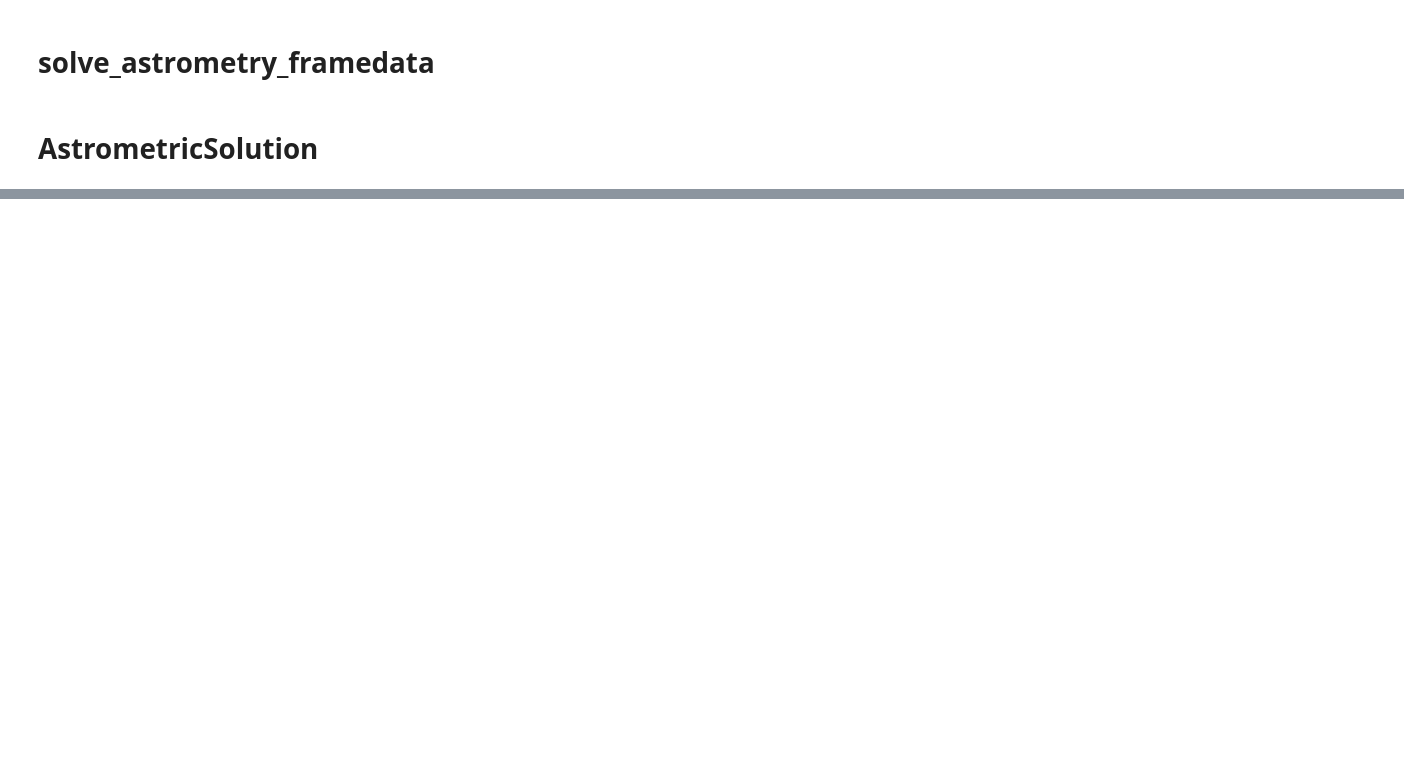
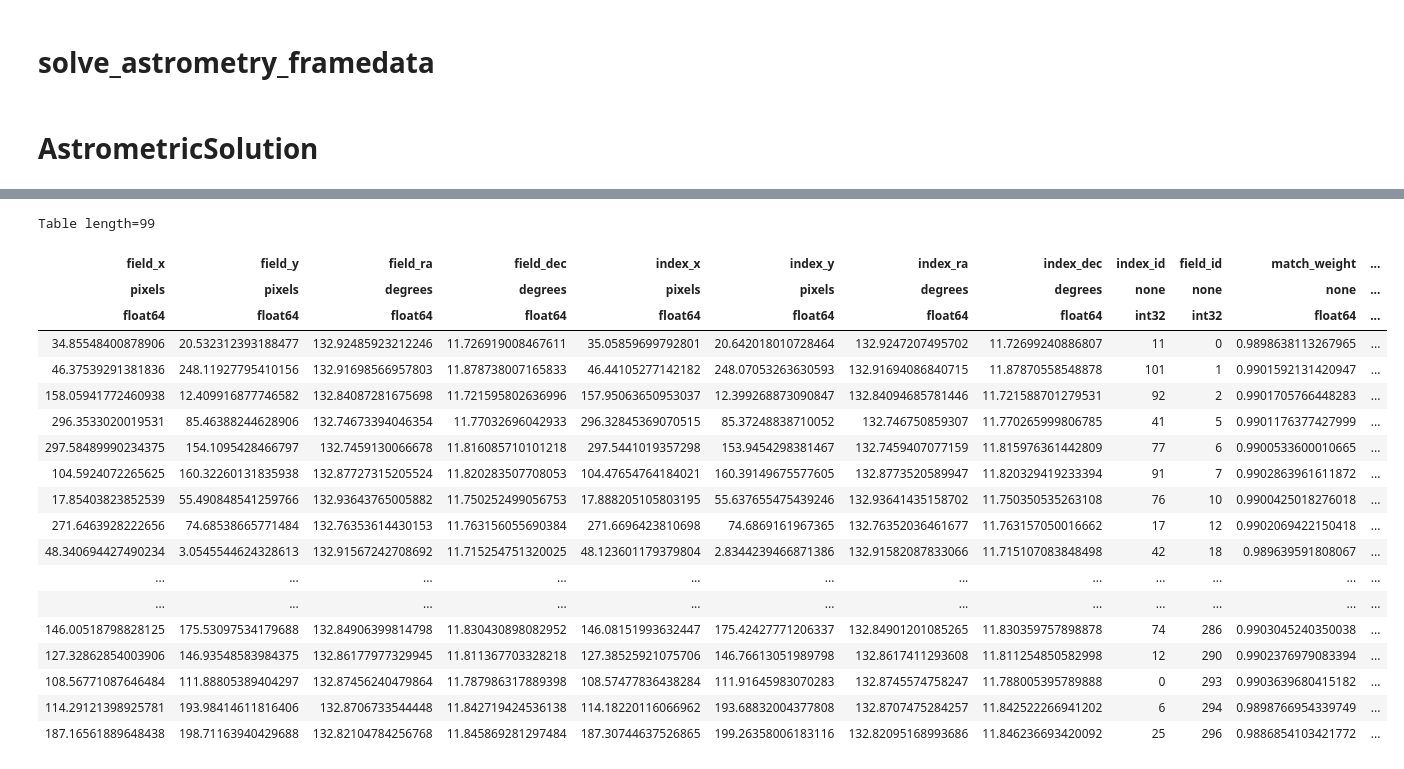
Before and after one commit to juliotux/astropop, a Jupyter notebook: docs/ipynb/astrometry_example.ipynb, the cells around one changed output, grey strips where cells are left out. Drawn from its saved outputs; the diff is of its cells as text; code cells hidden in the pictures; blank space fills up the shorter version.

Commit message:
fixing astrometry tests

```diff
--- a/docs/ipynb/astrometry_example.ipynb
+++ b/docs/ipynb/astrometry_example.ipynb
@@ -8,9 +9,15 @@ from astropy.utils.data import get_pkg_data_filename
 # %%
-image_name = '/home/julio/J151335.43-372546.2_I_0151.fits'
-image_ra = '15:13:35'
-image_dec = '-37:25:46'
+image_name = '/home/julio/Astrometry/M67.fits'
+image_ra = '08:50:00'
+image_dec = '11:50:00'
 search_radius = '1 deg'
-indexes_path = '/home/julio/Games/INDEXES/5200'
+indexes_path = '/home/julio/Astrometry/INDEXES/5200'
+
+# download DSS image of M67 using SkyView
+dss_image = SkyView.get_images(position='M67',
+                               survey='DSS',
+                               radius=Angle('0.2 deg'))[0][0]
+dss_image.writeto(image_name, overwrite=True)
 # %% [markdown]
 # AstrometrySolver class
 # %%
@@ -57,2 +122,23 @@ sol.header
 # %%
-sol.correspondences
+solution.correspondences
+# %% [output]
+Table length=99
+| field_x | field_y | field_ra | field_dec | index_x | index_y | index_ra | index_dec | index_id | field_id | match_weight | ... |
+| pixels | pixels | degrees | degrees | pixels | pixels | degrees | degrees | none | none | none | ... |
+| float64 | float64 | float64 | float64 | float64 | float64 | float64 | float64 | int32 | int32 | float64 | ... |
+| 34.85548400878906 | 20.532312393188477 | 132.92485923212246 | 11.726919008467611 | 35.05859699792801 | 20.642018010728464 | 132.9247207495702 | 11.72699240886807 | 11 | 0 | 0.9898638113267965 | ... |
+| 46.37539291381836 | 248.11927795410156 | 132.91698566957803 | 11.878738007165833 | 46.44105277142182 | 248.07053263630593 | 132.91694086840715 | 11.87870558548878 | 101 | 1 | 0.9901592131420947 | ... |
+| 158.05941772460938 | 12.409916877746582 | 132.84087281675698 | 11.721595802636996 | 157.95063650953037 | 12.399268873090847 | 132.84094685781446 | 11.721588701279531 | 92 | 2 | 0.9901705766448283 | ... |
+| 296.3533020019531 | 85.46388244628906 | 132.74673394046354 | 11.77032696042933 | 296.32845369070515 | 85.37248838710052 | 132.746750859307 | 11.770265999806785 | 41 | 5 | 0.9901176377427999 | ... |
+| 297.58489990234375 | 154.1095428466797 | 132.7459130066678 | 11.816085710101218 | 297.5441019357298 | 153.9454298381467 | 132.7459407077159 | 11.815976361442809 | 77 | 6 | 0.9900533600010665 | ... |
+| 104.5924072265625 | 160.32260131835938 | 132.87727315205524 | 11.820283507708053 | 104.47654764184021 | 160.39149675577605 | 132.8773520589947 | 11.820329419233394 | 91 | 7 | 0.9902863961611872 | ... |
+| 17.85403823852539 | 55.490848541259766 | 132.93643765005882 | 11.750252499056753 | 17.888205105803195 | 55.637655475439246 | 132.93641435158702 | 11.750350535263108 | 76 | 10 | 0.9900425018276018 | ... |
+| 271.6463928222656 | 74.68538665771484 | 132.76353614430153 | 11.763156055690384 | 271.6696423810698 | 74.6869161967365 | 132.76352036461677 | 11.763157050016662 | 17 | 12 | 0.9902069422150418 | ... |
+| 48.340694427490234 | 3.0545544624328613 | 132.91567242708692 | 11.715254751320025 | 48.123601179379804 | 2.8344239466871386 | 132.91582087833066 | 11.715107083848498 | 42 | 18 | 0.989639591808067 | ... |
+| ... | ... | ... | ... | ... | ... | ... | ... | ... | ... | ... | ... |
+| ... | ... | ... | ... | ... | ... | ... | ... | ... | ... | ... | ... |
+| 146.00518798828125 | 175.53097534179688 | 132.84906399814798 | 11.830430898082952 | 146.08151993632447 | 175.42427771206337 | 132.84901201085265 | 11.830359757898878 | 74 | 286 | 0.9903045240350038 | ... |
+| 127.32862854003906 | 146.93548583984375 | 132.86177977329945 | 11.811367703328218 | 127.38525921075706 | 146.76613051989798 | 132.8617411293608 | 11.811254850582998 | 12 | 290 | 0.9902376979083394 | ... |
+| 108.56771087646484 | 111.88805389404297 | 132.87456240479864 | 11.787986317889398 | 108.57477836438284 | 111.91645983070283 | 132.8745574758247 | 11.788005395789888 | 0 | 293 | 0.9903639680415182 | ... |
+| 114.29121398925781 | 193.98414611816406 | 132.8706733544448 | 11.842719424536138 | 114.18220116066962 | 193.68832004377808 | 132.8707475284257 | 11.842522266941202 | 6 | 294 | 0.9898766954339749 | ... |
+| 187.16561889648438 | 198.71163940429688 | 132.82104784256768 | 11.845869281297484 | 187.30744637526865 | 199.26358006183116 | 132.82095168993686 | 11.846236693420092 | 25 | 296 | 0.9886854103421772 | ... |
```
Also changed, not shown: parts of 6 cells of this notebook, 1 other file.
